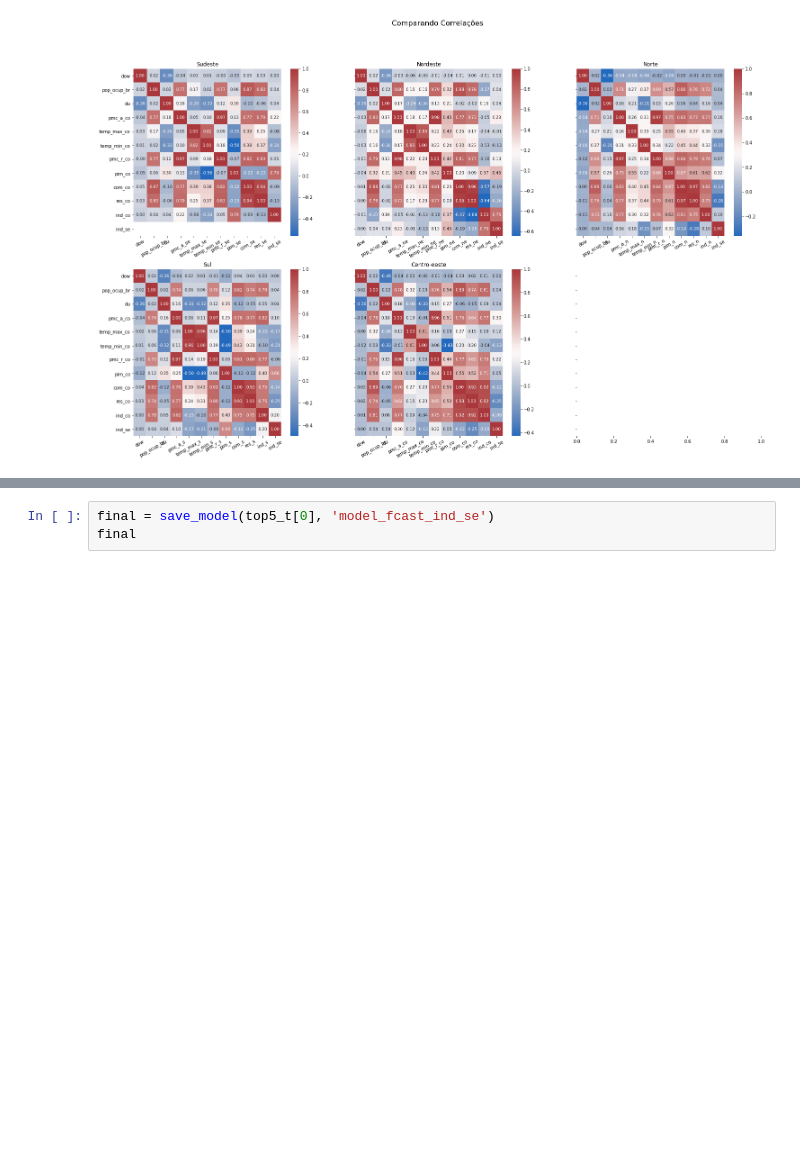
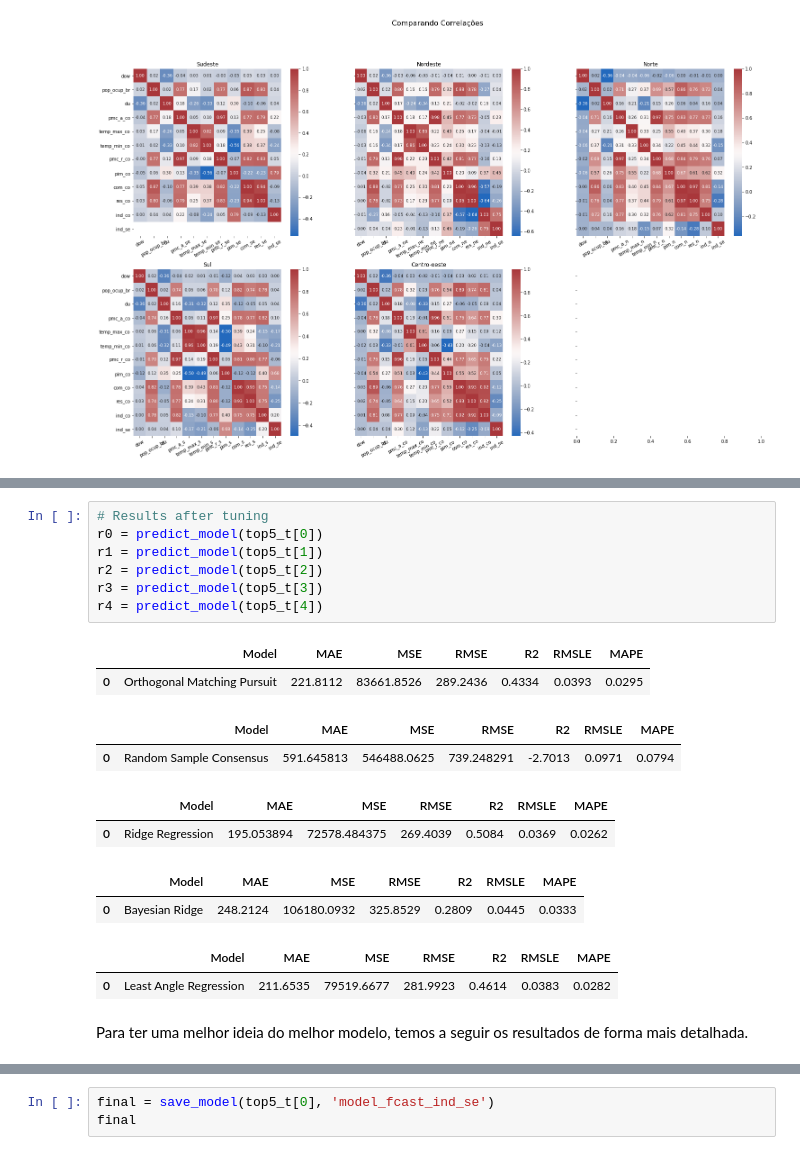
Before and after one commit to rmarques0/ads4i_rmarques0, a Jupyter notebook: ADS_RodrigoSMarques.ipynb, the cells around one changed output, grey strips where cells are left out. Saved outputs shown, nothing was run; the diff lists cells and outputs as text; blank space fills up the shorter version.

```diff
--- a/ADS_RodrigoSMarques.ipynb
+++ b/ADS_RodrigoSMarques.ipynb
@@ -401,3 +491,23 @@ top5_t
+# %%
+# Results after tuning
+r0 = predict_model(top5_t[0])
+r1 = predict_model(top5_t[1])
+r2 = predict_model(top5_t[2])
+r3 = predict_model(top5_t[3])
+r4 = predict_model(top5_t[4])
+# %% [output]
+|  | Model | MAE | MSE | RMSE | R2 | RMSLE | MAPE |
+| 0 | Orthogonal Matching Pursuit | 221.8112 | 83661.8526 | 289.2436 | 0.4334 | 0.0393 | 0.0295 |
+|  | Model | MAE | MSE | RMSE | R2 | RMSLE | MAPE |
+| 0 | Random Sample Consensus | 591.645813 | 546488.0625 | 739.248291 | -2.7013 | 0.0971 | 0.0794 |
+|  | Model | MAE | MSE | RMSE | R2 | RMSLE | MAPE |
+| 0 | Ridge Regression | 195.053894 | 72578.484375 | 269.4039 | 0.5084 | 0.0369 | 0.0262 |
+|  | Model | MAE | MSE | RMSE | R2 | RMSLE | MAPE |
+| 0 | Bayesian Ridge | 248.2124 | 106180.0932 | 325.8529 | 0.2809 | 0.0445 | 0.0333 |
+|  | Model | MAE | MSE | RMSE | R2 | RMSLE | MAPE |
+| 0 | Least Angle Regression | 211.6535 | 79519.6677 | 281.9923 | 0.4614 | 0.0383 | 0.0282 |
+# %% [markdown]
+Para ter uma melhor ideia do melhor modelo, temos a seguir os resultados de forma mais detalhada.
 # %%
 # Evaluate best model: This function displays a user interface for all of the available plots for a given estimator
 evaluate_model(top5_t[0])
```
Also changed, not shown: parts of 50 cells of this notebook.
